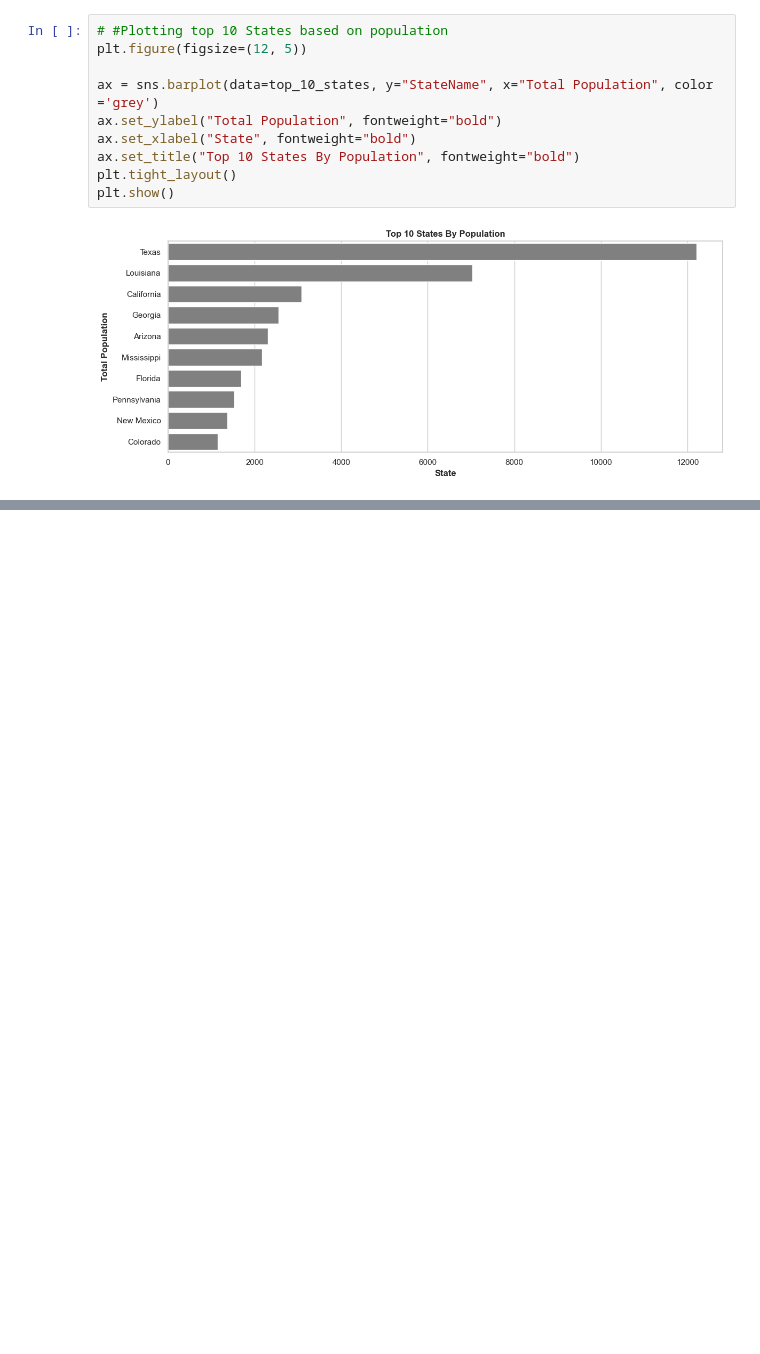
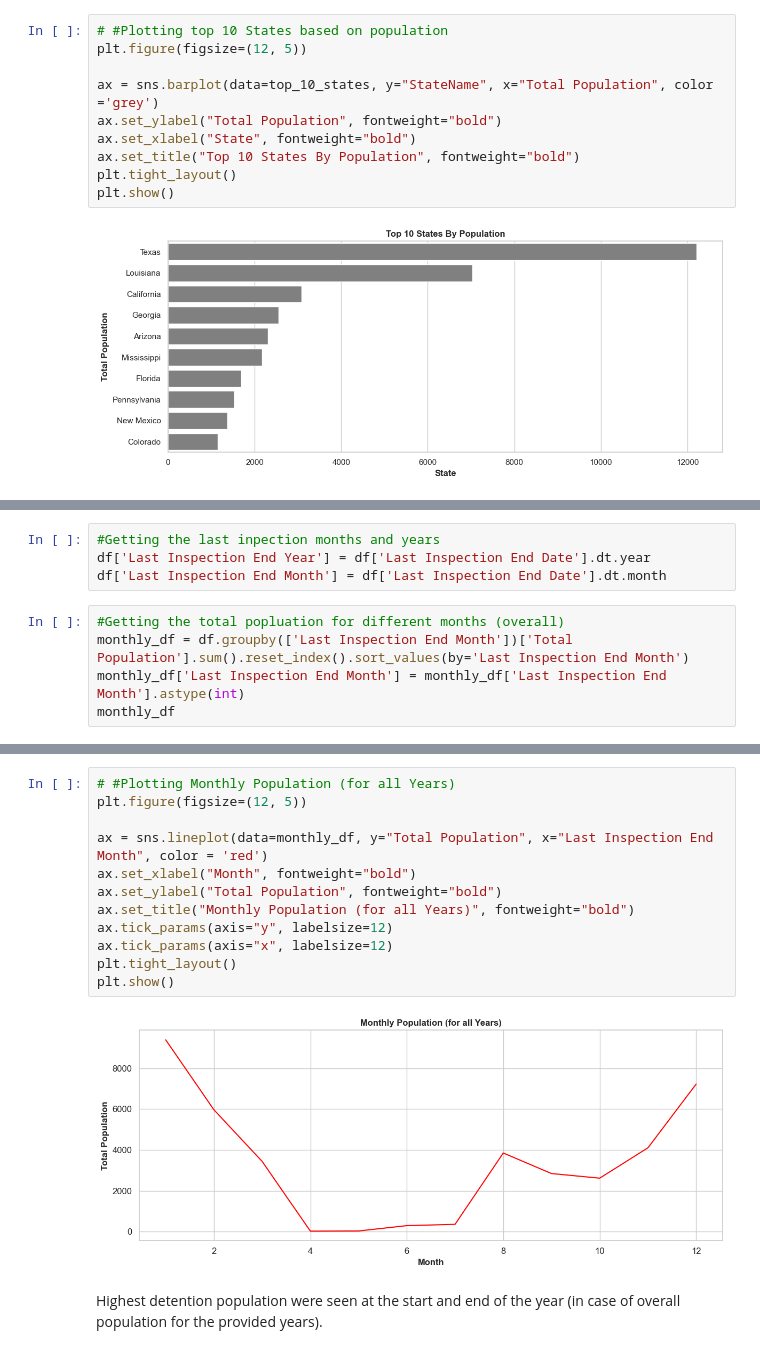
Before and after one commit to Rashmi2733/data-screening-exercise, a Jupyter notebook: exercise-code-notebook.ipynb, the cells around one changed output, grey strips where cells are left out. Drawn from its saved outputs; the diff is of its cells as text; blank space fills up the shorter version.

```diff
--- a/exercise-code-notebook.ipynb
+++ b/exercise-code-notebook.ipynb
@@ -343,0 +397,9 @@ plt.show()
+# %%
+#Getting the last inpection months and years
+df['Last Inspection End Year'] = df['Last Inspection End Date'].dt.year
+df['Last Inspection End Month'] = df['Last Inspection End Date'].dt.month
+# %%
+#Getting the total popluation for different months (overall)
+monthly_df = df.groupby(['Last Inspection End Month'])['Total Population'].sum().reset_index().sort_values(by='Last Inspection End Month')
+monthly_df['Last Inspection End Month'] = monthly_df['Last Inspection End Month'].astype(int)
+monthly_df
@@ -343,0 +420,16 @@ plt.show()
+# %%
+# #Plotting Monthly Population (for all Years)
+plt.figure(figsize=(12, 5))
+
+ax = sns.lineplot(data=monthly_df, y="Total Population", x="Last Inspection End Month", color = 'red')
+ax.set_xlabel("Month", fontweight="bold")
+ax.set_ylabel("Total Population", fontweight="bold")
+ax.set_title("Monthly Population (for all Years)", fontweight="bold")
+ax.tick_params(axis="y", labelsize=12)
+ax.tick_params(axis="x", labelsize=12)
+plt.tight_layout()
+plt.show()
+# %% [output]
+[figure, added]
+# %% [markdown]
+Highest detention population were seen at the start and end of the year (in case of overall population for the provided years).
```
Also changed, not shown: parts of 10 cells of this notebook, 3 other files.
